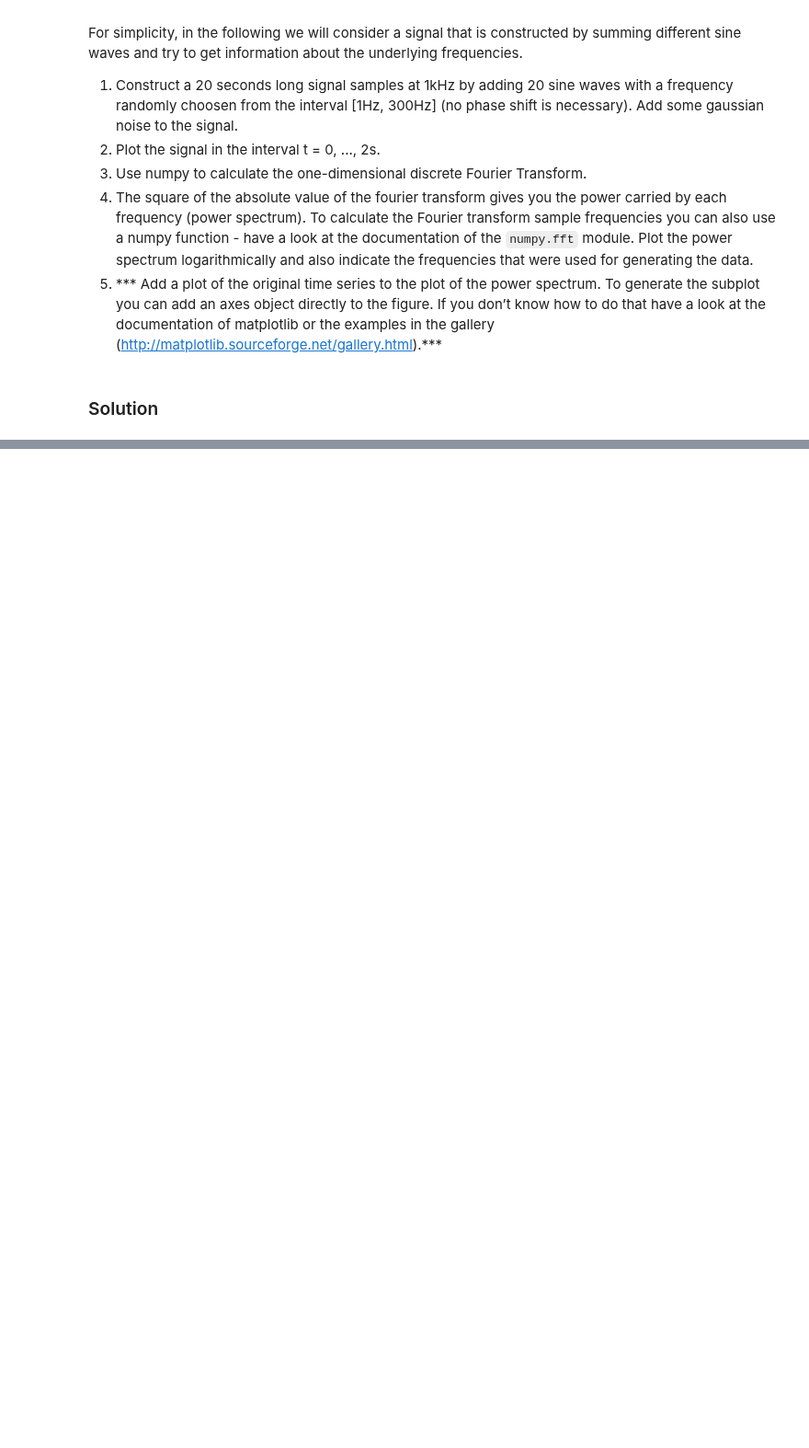
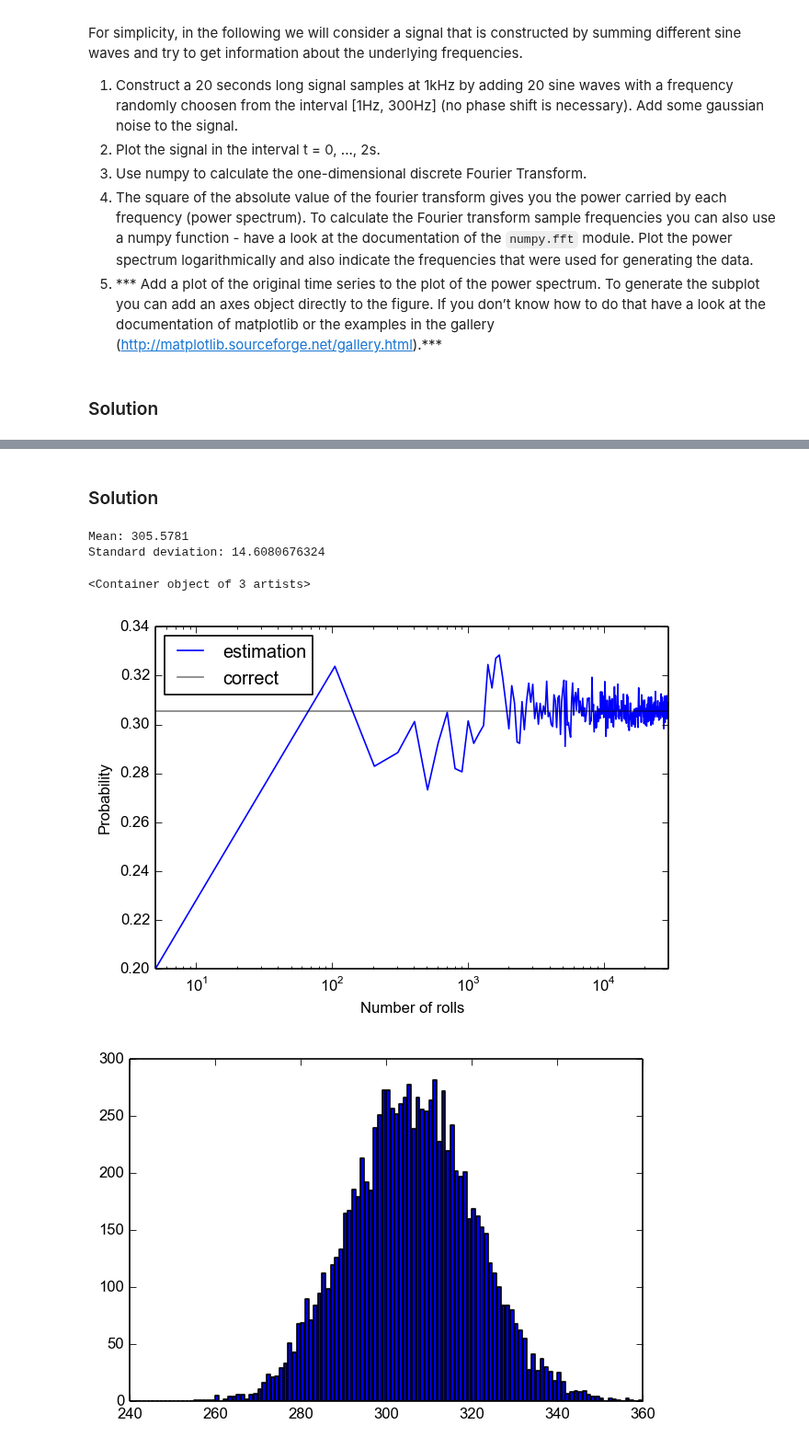
Before and after one commit to MPIDS/Python-Course, a Jupyter notebook: 03-numpy-scipy/exercises/exercises.ipynb, the cells around one changed output, grey strips where cells are left out. Shown at 92% size. Saved outputs shown, nothing was run; the diff lists cells and outputs as text; code cells hidden in the pictures; blank space fills up the shorter version.

```diff
--- a/03-numpy-scipy/exercises/exercises.ipynb
+++ b/03-numpy-scipy/exercises/exercises.ipynb
@@ -728,0 +733,72 @@ plt.vlines(freqs, plt.ylim()[0], plt.ylim()[1], color='r', zorder=3, alpha=0.5)
+# %% [markdown]
+### Solution
+# %%
+# 1.
+def count_dice(N):
+    dice = np.random.randint(1, 7, size=(N, 2))
+    equal_6 = dice == 6
+    one_is_6 = equal_6.any(-1)
+    count = np.count_nonzero(one_is_6)
+    return count
+
+# 2.
+Ns = np.arange(5, 30000, 100)
+# We do not vectorize this part. Since N varies, it is not easy/possible.
+# If N is small the whole thing will be much faster implemented i.e. in C
+# or Cython. Tricks could be used in this example, but I consider them
+# highly non-basic.
+count = [count_dice(N) for N in Ns]
+count = np.asarray(count)
+probs = count / Ns
+
+plt.semilogx(Ns, probs, label='estimation')
+plt.hlines(11/36, Ns[0], Ns[-1], label='correct', zorder=3, alpha=0.5)
+plt.xlim(Ns[0], Ns[-1])
+plt.legend(loc='best')
+plt.ylabel('Probability')
+plt.xlabel('Number of rolls')
+
+# 3.
+def repeat_count_dice(Z, N):
+    """Repeat dice throwing Z times.
+    Note that if Z and N is very large it may be better
+    to loop in python to avoid high memory usage.
+    If N is very large (probably above 10000 but not I did
+    not time) the difference will be neglegible.
+    """
+    dice = np.random.randint(1, 7, size=(Z, N, 2))
+    equal_6 = dice == 6
+    one_is_6 = equal_6.any(-1)
+    # Unfortunatly count_nonzero does not support the axis paramter
+    # at this time (but it can be much faster in new versions)
+    count = np.sum(one_is_6, axis=-1)
+    return count
+
+counts = repeat_count_dice(10000, 1000)
+# This function counts how often each result occurred
+# specifically for integers:
+binned = np.bincount(counts)
+plt.figure()
+plt.bar(np.arange(len(binned)), binned)
+
+print("Mean:", counts.mean())
+print("Standard deviation:", counts.std(ddof=1))
+
+# 4.
+Ns = np.arange(1, 21)
+means = np.empty(len(Ns))
+stds = np.empty(len(Ns))
+
+for i, N in enumerate(Ns):
+    counts = repeat_count_dice(5000, N) / N
+    means[i] = counts.mean()
+    stds[i] = counts.std(ddof=1)
+
+plt.figure()
+plt.errorbar(Ns, means, stds, marker='o')
+# %% [output]
+Mean: 305.5781
+Standard deviation: 14.6080676324
+<Container object of 3 artists>
+[figure, added]
+[figure, added]
```
Also changed, not shown: parts of 20 cells of this notebook, 3 other files.
